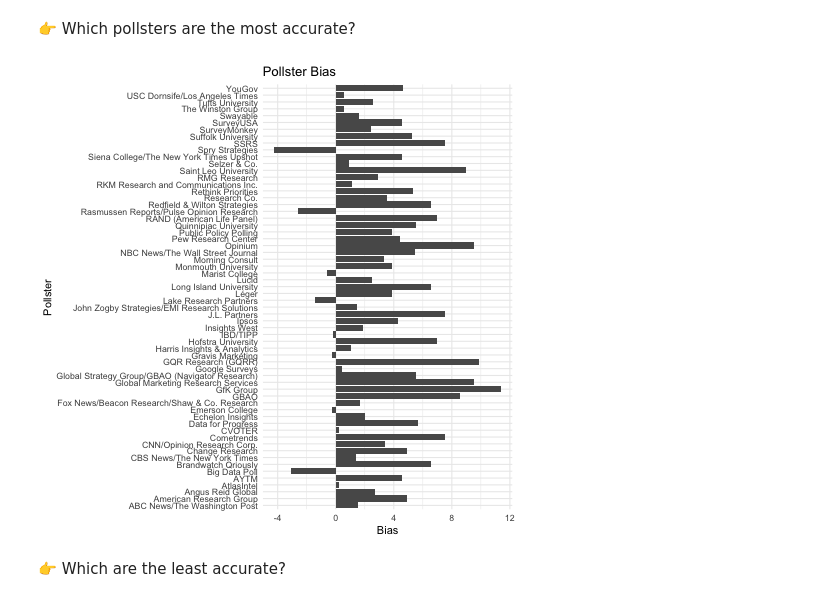
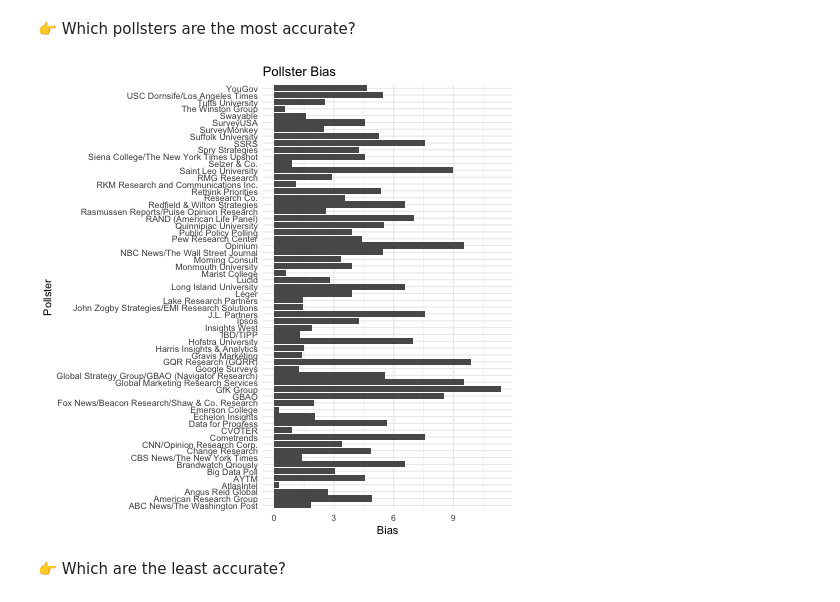
Before and after one commit to data4news-students/polling-exploration-srm-yx, a Jupyter notebook: notebook-3.ipynb, the cells around one changed output. Saved outputs shown, nothing was run; the diff lists cells and outputs as text; code cells hidden in the pictures.

```diff
--- a/notebook-3.ipynb
+++ b/notebook-3.ipynb
@@ -169,26 +181,26 @@ ranking
 # %%
 %%R -i df_600
 
 new_df_600 <- df_600 %>%
     filter(type_simple=='Pres-G') %>%
     mutate(national = location=="US") %>%
     filter(national==TRUE) %>%
     filter(year=='2020' | year=='2016')
 
 new_df_600 %>%
     group_by(pollster) %>%
-    summarise(mean_bias = mean(bias)) %>%
+    summarise(mean_bias = mean(abs(bias))) %>%
     arrange(desc(mean_bias)) %>%
     ggplot(aes(x = pollster, y = mean_bias)) +
     geom_col() +
     coord_flip() +
     labs(title = "Pollster Bias", x = "Pollster", y = "Bias") +
     theme_minimal()
 
 
-# American Research Group is the pollster with the least bias among all five pollsters, because it has the lowest average bias from all the polls it has conducted.
+# Emerson College is the pollster with the least bias among all five pollsters, because it has the lowest average bias from all the polls it has conducted.
 # %% [output]
-[figure, old version]
+[figure, new version]
 # %% [markdown]
 👉 Which are the least accurate?
 # %%
```
Also changed, not shown: parts of 3 cells of this notebook.
